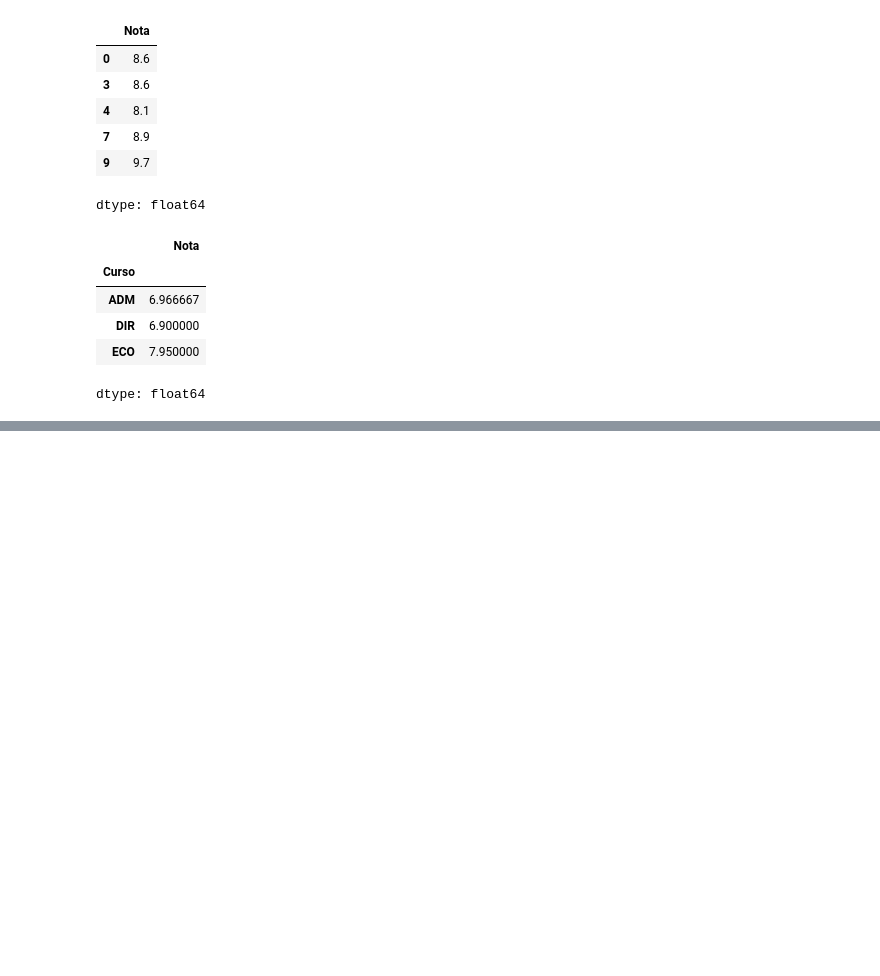
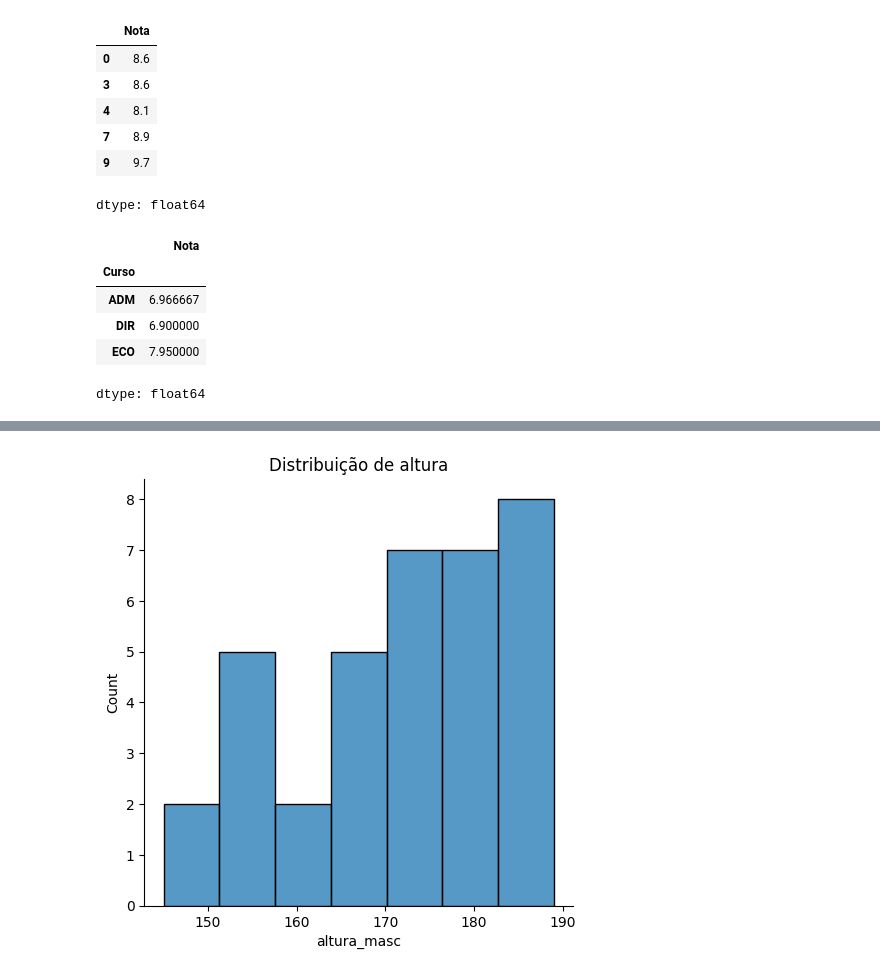
Before and after one commit to lpoggetto/aulas_machine_learning_FIAP, a Jupyter notebook: aula_1_ML_FIAP.ipynb, the cells around one changed output, grey strips where cells are left out. Drawn from its saved outputs; the diff is of its cells as text; code cells hidden in the pictures; blank space fills up the shorter version.

Commit message:
realizada primeira atividade individual

```diff
--- a/aula_1_ML_FIAP.ipynb
+++ b/aula_1_ML_FIAP.ipynb
@@ -50,0 +111,2 @@ dtype: float64
+# %%
+dados_atividade = pd.read_csv('https://raw.githubusercontent.com/lcbjrrr/data/main/altura%20-%20masc.csv')
@@ -50,0 +122,2 @@ dtype: float64
+# %%
+dados_atividade['altura_cat'] = pd.qcut(dados_atividade['altura_masc'], q=5, labels=['muito baixo', 'baixo', 'médio', 'alto', 'muito alto'])
@@ -50,0 +134,6 @@ dtype: float64
+# %%
+sns.displot(dados_atividade['altura_masc'])
+plt.title('Distribuição de altura')
+plt.show()
+# %% [output]
+[figure, added]
```
Also changed, not shown: parts of 13 cells of this notebook.
